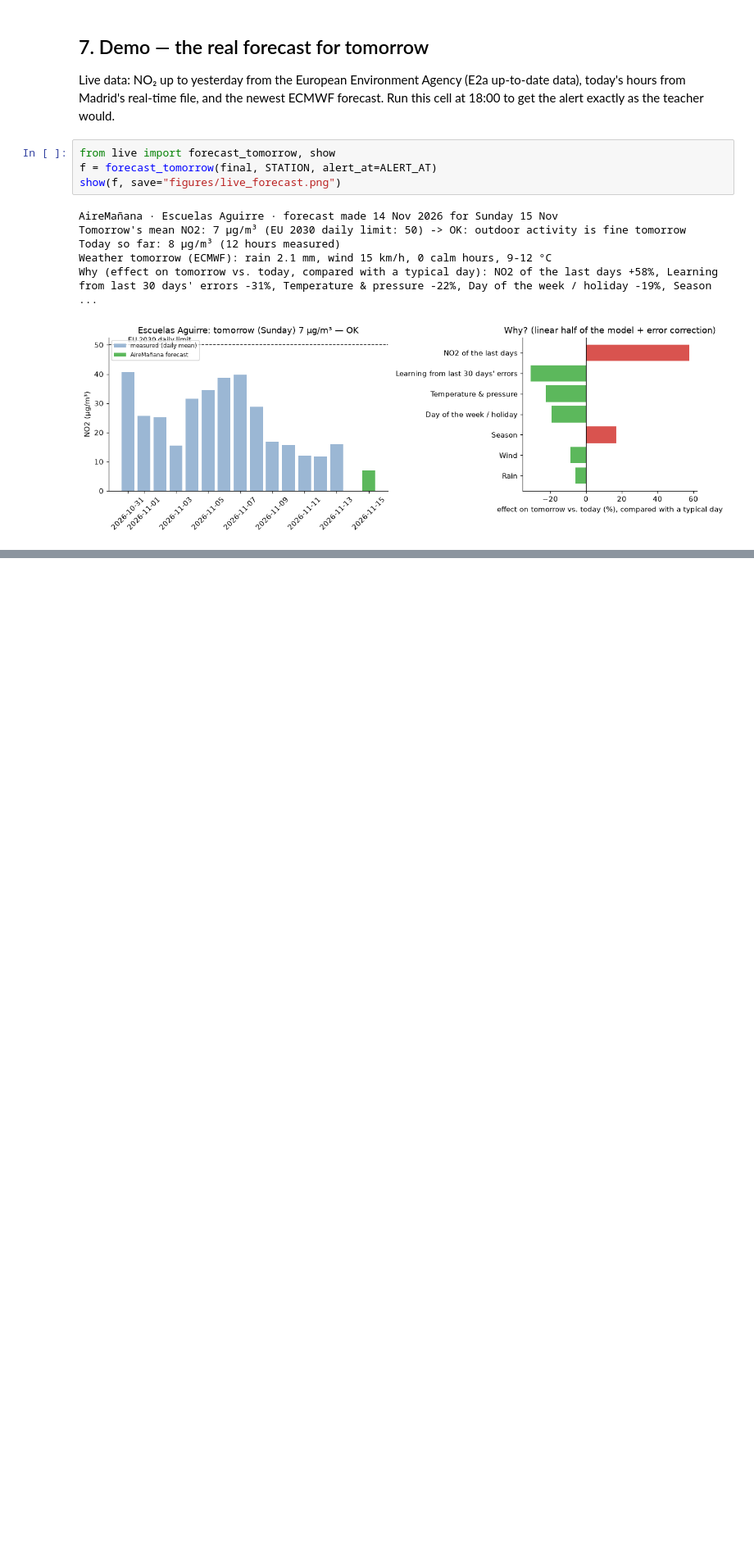
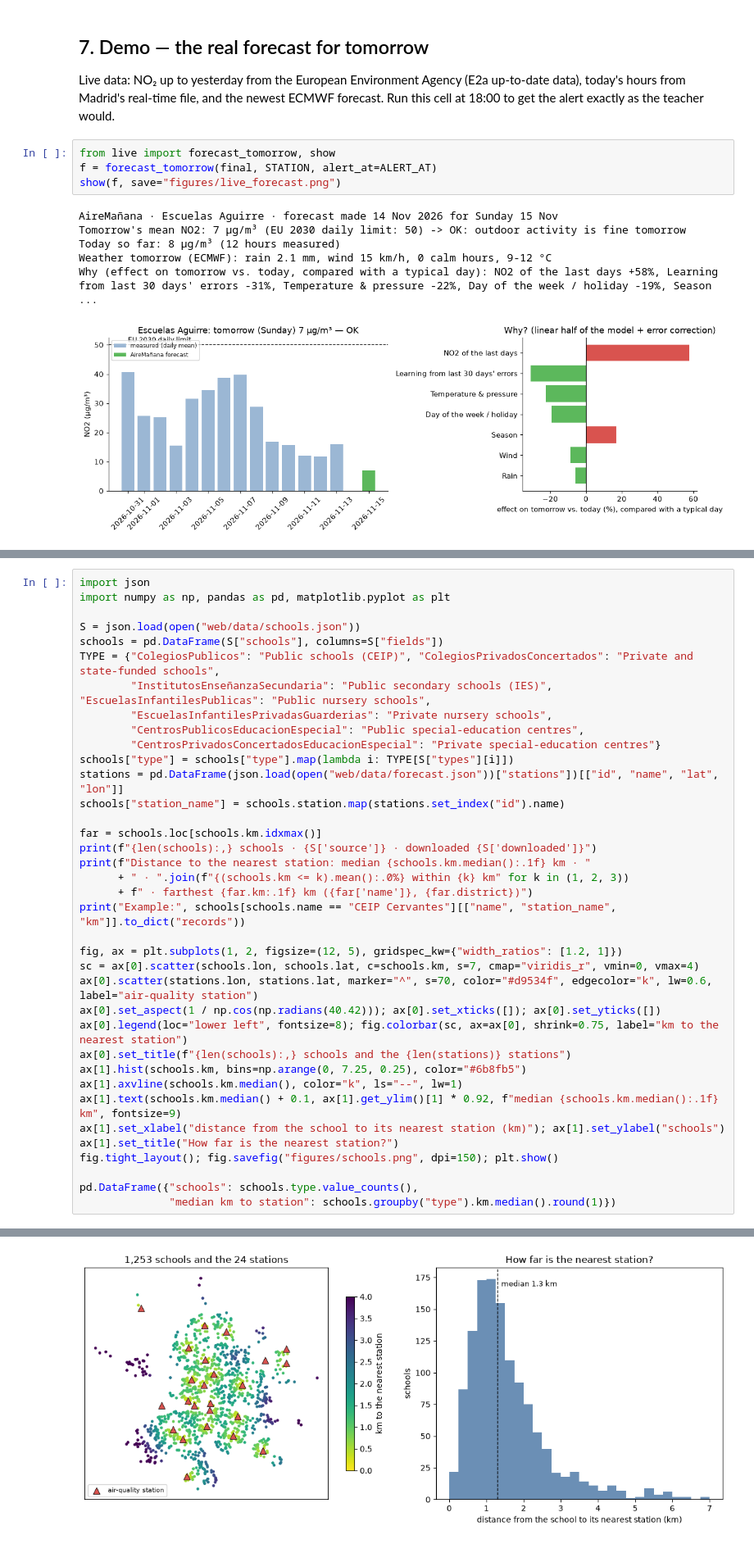
Before and after one commit to julianjms-beep/aire-manana, a Jupyter notebook: AireManana.ipynb, the cells around one changed output, grey strips where cells are left out. Shown at 82% size. Cells and saved outputs as stored; diff of their text form; blank space fills up the shorter version.

```diff
--- a/AireManana.ipynb
+++ b/AireManana.ipynb
@@ -401,0 +509,38 @@ Why (effect on tomorrow vs. today, compared with a typical day): NO2 of the last
+# %%
+import json
+import numpy as np, pandas as pd, matplotlib.pyplot as plt
+
+S = json.load(open("web/data/schools.json"))
+schools = pd.DataFrame(S["schools"], columns=S["fields"])
+TYPE = {"ColegiosPublicos": "Public schools (CEIP)", "ColegiosPrivadosConcertados": "Private and state-funded schools",
+        "InstitutosEnseñanzaSecundaria": "Public secondary schools (IES)", "EscuelasInfantilesPublicas": "Public nursery schools",
+        "EscuelasInfantilesPrivadasGuarderias": "Private nursery schools",
+        "CentrosPublicosEducacionEspecial": "Public special-education centres",
+        "CentrosPrivadosConcertadosEducacionEspecial": "Private special-education centres"}
+schools["type"] = schools["type"].map(lambda i: TYPE[S["types"][i]])
+stations = pd.DataFrame(json.load(open("web/data/forecast.json"))["stations"])[["id", "name", "lat", "lon"]]
+schools["station_name"] = schools.station.map(stations.set_index("id").name)
+
+far = schools.loc[schools.km.idxmax()]
+print(f"{len(schools):,} schools · {S['source']} · downloaded {S['downloaded']}")
+print(f"Distance to the nearest station: median {schools.km.median():.1f} km · "
+      + " · ".join(f"{(schools.km <= k).mean():.0%} within {k} km" for k in (1, 2, 3))
+      + f" · farthest {far.km:.1f} km ({far['name']}, {far.district})")
+print("Example:", schools[schools.name == "CEIP Cervantes"][["name", "station_name", "km"]].to_dict("records"))
+
+fig, ax = plt.subplots(1, 2, figsize=(12, 5), gridspec_kw={"width_ratios": [1.2, 1]})
+sc = ax[0].scatter(schools.lon, schools.lat, c=schools.km, s=7, cmap="viridis_r", vmin=0, vmax=4)
+ax[0].scatter(stations.lon, stations.lat, marker="^", s=70, color="#d9534f", edgecolor="k", lw=0.6, label="air-quality station")
+ax[0].set_aspect(1 / np.cos(np.radians(40.42))); ax[0].set_xticks([]); ax[0].set_yticks([])
+ax[0].legend(loc="lower left", fontsize=8); fig.colorbar(sc, ax=ax[0], shrink=0.75, label="km to the nearest station")
+ax[0].set_title(f"{len(schools):,} schools and the {len(stations)} stations")
+ax[1].hist(schools.km, bins=np.arange(0, 7.25, 0.25), color="#6b8fb5")
+ax[1].axvline(schools.km.median(), color="k", ls="--", lw=1)
+ax[1].text(schools.km.median() + 0.1, ax[1].get_ylim()[1] * 0.92, f"median {schools.km.median():.1f} km", fontsize=9)
+ax[1].set_xlabel("distance from the school to its nearest station (km)"); ax[1].set_ylabel("schools")
+ax[1].set_title("How far is the nearest station?")
+fig.tight_layout(); fig.savefig("figures/schools.png", dpi=150); plt.show()
+
+pd.DataFrame({"schools": schools.type.value_counts(),
+              "median km to station": schools.groupby("type").km.median().round(1)})
+# %% [output]
@@ -401,0 +550 @@ Why (effect on tomorrow vs. today, compared with a typical day): NO2 of the last
+[figure, added]
```
Also changed, not shown: parts of 24 cells of this notebook, 56 other files.
